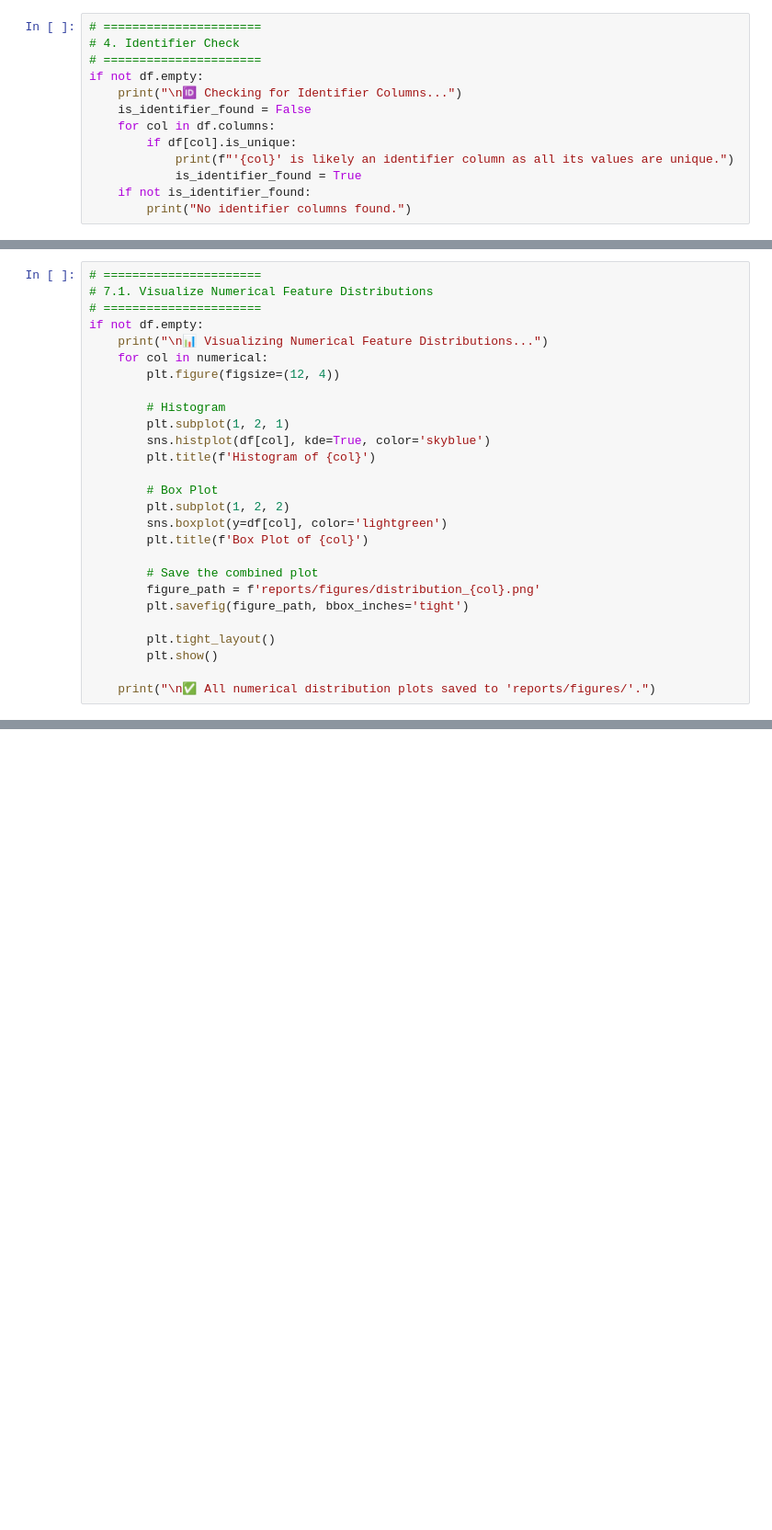
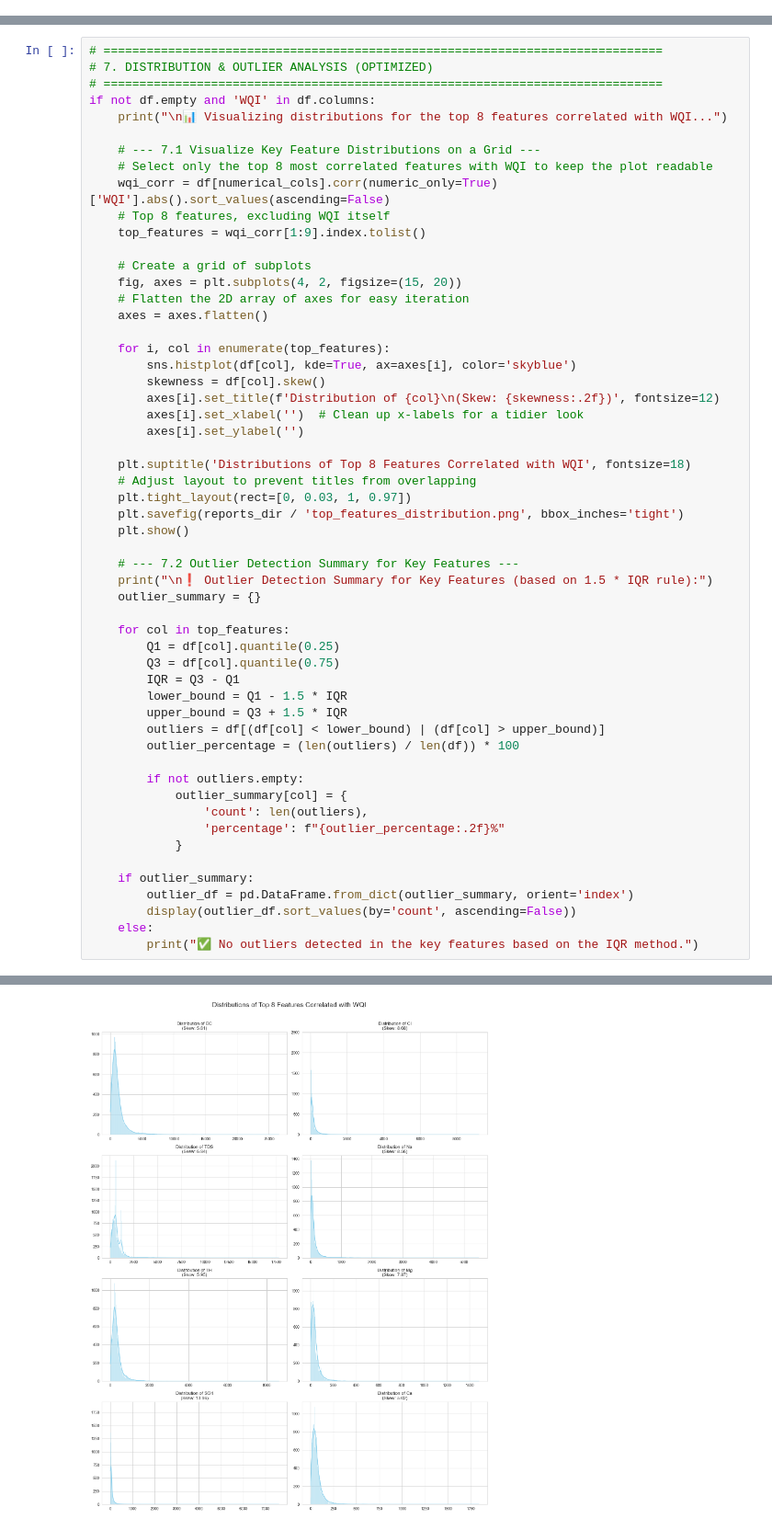
Before and after one commit to Fernado03/water_quality_classification, a Jupyter notebook: notebooks/01_eda_and_feature_selection.ipynb, the cells around one changed output, grey strips where cells are left out. Shown at 92% size. Drawn from its saved outputs; the diff is of its cells as text; blank space fills up the shorter version.

```diff
--- a/notebooks/01_eda_and_feature_selection.ipynb
+++ b/notebooks/01_eda_and_feature_selection.ipynb
@@ -66,14 +255 @@ if not df.empty:
-# %%
-# ======================
-# 4. Identifier Check
-# ======================
-if not df.empty:
-    print("\n🆔 Checking for Identifier Columns...")
-    is_identifier_found = False
-    for col in df.columns:
-        if df[col].is_unique:
-            print(f"'{col}' is likely an identifier column as all its values are unique.")
-            is_identifier_found = True
-    if not is_identifier_found:
-        print("No identifier columns found.")
 # %% [markdown]
@@ -136,27 +346,56 @@ else:
 # %%
-# ======================
-# 7.1. Visualize Numerical Feature Distributions
-# ======================
-if not df.empty:
-    print("\n📊 Visualizing Numerical Feature Distributions...")
-    for col in numerical:
-        plt.figure(figsize=(12, 4))
+# ==============================================================================
+# 7. DISTRIBUTION & OUTLIER ANALYSIS (OPTIMIZED)
+# ==============================================================================
+if not df.empty and 'WQI' in df.columns:
+    print("\n📊 Visualizing distributions for the top 8 features correlated with WQI...")
 
-        # Histogram
-        plt.subplot(1, 2, 1)
-        sns.histplot(df[col], kde=True, color='skyblue')
-        plt.title(f'Histogram of {col}')
+    # --- 7.1 Visualize Key Feature Distributions on a Grid ---
+    # Select only the top 8 most correlated features with WQI to keep the plot readable
+    wqi_corr = df[numerical_cols].corr(numeric_only=True)['WQI'].abs().sort_values(ascending=False)
+    # Top 8 features, excluding WQI itself
+    top_features = wqi_corr[1:9].index.tolist()
 
-        # Box Plot
-        plt.subplot(1, 2, 2)
-        sns.boxplot(y=df[col], color='lightgreen')
-        plt.title(f'Box Plot of {col}')
+    # Create a grid of subplots
+    fig, axes = plt.subplots(4, 2, figsize=(15, 20))
+    # Flatten the 2D array of axes for easy iteration
+    axes = axes.flatten()
 
-        # Save the combined plot
-        figure_path = f'reports/figures/distribution_{col}.png'
-        plt.savefig(figure_path, bbox_inches='tight')
+    for i, col in enumerate(top_features):
+        sns.histplot(df[col], kde=True, ax=axes[i], color='skyblue')
+        skewness = df[col].skew()
+        axes[i].set_title(f'Distribution of {col}\n(Skew: {skewness:.2f})', fontsize=12)
+        axes[i].set_xlabel('')  # Clean up x-labels for a tidier look
+        axes[i].set_ylabel('')
 
-        plt.tight_layout()
-        plt.show()
+    plt.suptitle('Distributions of Top 8 Features Correlated with WQI', fontsize=18)
+    # Adjust layout to prevent titles from overlapping
+    plt.tight_layout(rect=[0, 0.03, 1, 0.97])
+    plt.savefig(reports_dir / 'top_features_distribution.png', bbox_inches='tight')
+    plt.show()
 
-    print("\n✅ All numerical distribution plots saved to 'reports/figures/'.")
+    # --- 7.2 Outlier Detection Summary for Key Features ---
+    print("\n❗ Outlier Detection Summary for Key Features (based on 1.5 * IQR rule):")
+    outlier_summary = {}
+
+    for col in top_features:
+        Q1 = df[col].quantile(0.25)
+        Q3 = df[col].quantile(0.75)
+        IQR = Q3 - Q1
+        lower_bound = Q1 - 1.5 * IQR
+        upper_bound = Q3 + 1.5 * IQR
+        outliers = df[(df[col] < lower_bound) | (df[col] > upper_bound)]
+        outlier_percentage = (len(outliers) / len(df)) * 100
+
+        if not outliers.empty:
+            outlier_summary[col] = {
+                'count': len(outliers),
+                'percentage': f"{outlier_percentage:.2f}%"
+            }
+
+    if outlier_summary:
+        outlier_df = pd.DataFrame.from_dict(outlier_summary, orient='index')
+        display(outlier_df.sort_values(by='count', ascending=False))
+    else:
+        print("✅ No outliers detected in the key features based on the IQR method.")
+# %% [output]
@@ -162,0 +403 @@ if not df.empty:
+[figure, added]
```
Also changed, not shown: parts of 16 cells of this notebook, 27 other files.
